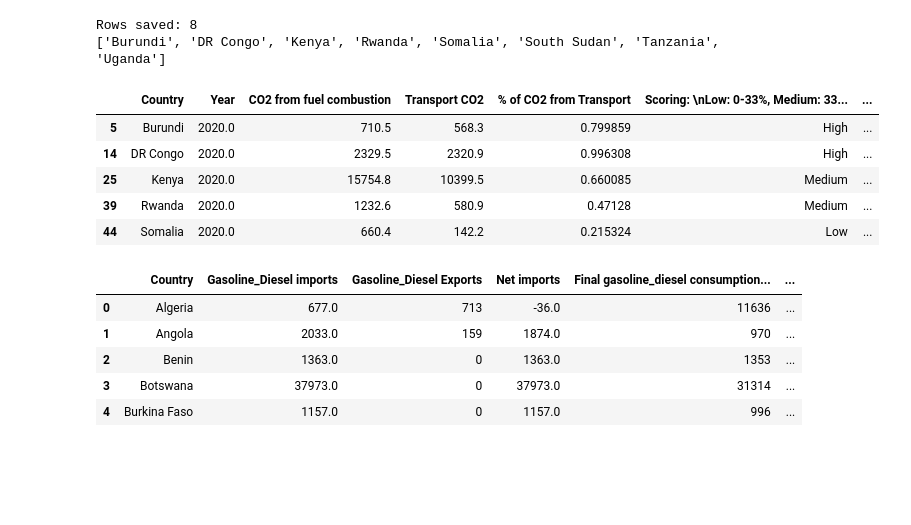
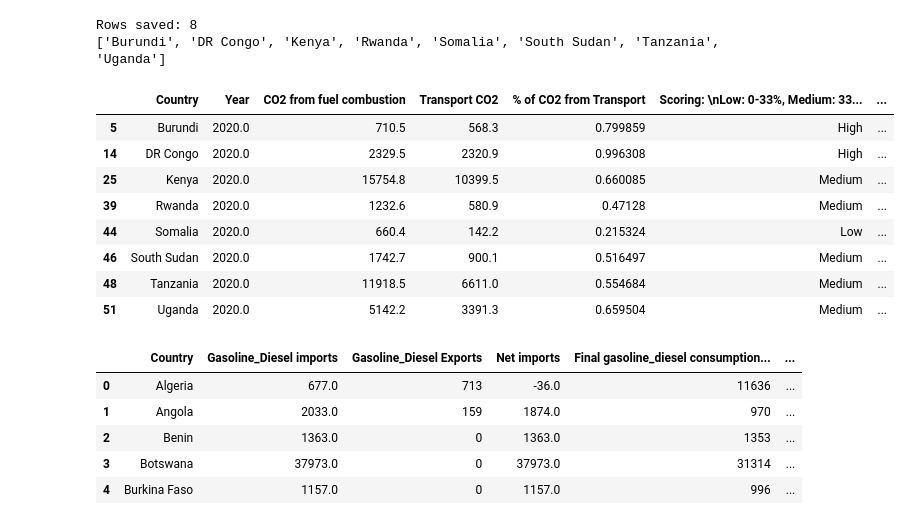
Before and after one commit to kennethnyangweso/EAC-UNEP-E-Mobility-Analytics-Forecasting, a Jupyter notebook: Notebooks/Data Engineering & Cleaning.ipynb, the cells around one changed output. Cells and saved outputs as stored; diff of their text form; code cells hidden in the pictures; blank space fills up the shorter version.

```diff
--- a/Notebooks/Data Engineering & Cleaning.ipynb
+++ b/Notebooks/Data Engineering & Cleaning.ipynb
@@ -2727,11 +2887,14 @@ print(eac_df_co["Country"].tolist())
 Rows saved: 8
 ['Burundi', 'DR Congo', 'Kenya', 'Rwanda', 'Somalia', 'South Sudan', 'Tanzania', 'Uganda']
 # %%
-eac_df_co.head()
+eac_df_co
 # %% [output]
 |  | Country | Year | CO2 from fuel combustion | Transport CO2 | % of CO2 from Transport | Scoring: \nLow: 0-33%, Medium: 33... | ... |
 | 5 | Burundi | 2020.0 | 710.5 | 568.3 | 0.799859 | High | ... |
 | 14 | DR Congo | 2020.0 | 2329.5 | 2320.9 | 0.996308 | High | ... |
 | 25 | Kenya | 2020.0 | 15754.8 | 10399.5 | 0.660085 | Medium | ... |
 | 39 | Rwanda | 2020.0 | 1232.6 | 580.9 | 0.47128 | Medium | ... |
 | 44 | Somalia | 2020.0 | 660.4 | 142.2 | 0.215324 | Low | ... |
+| 46 | South Sudan | 2020.0 | 1742.7 | 900.1 | 0.516497 | Medium | ... |
+| 48 | Tanzania | 2020.0 | 11918.5 | 6611.0 | 0.554684 | Medium | ... |
+| 51 | Uganda | 2020.0 | 5142.2 | 3391.3 | 0.659504 | Medium | ... |
```
Also changed, not shown: parts of 31 cells of this notebook, 17 other files.
